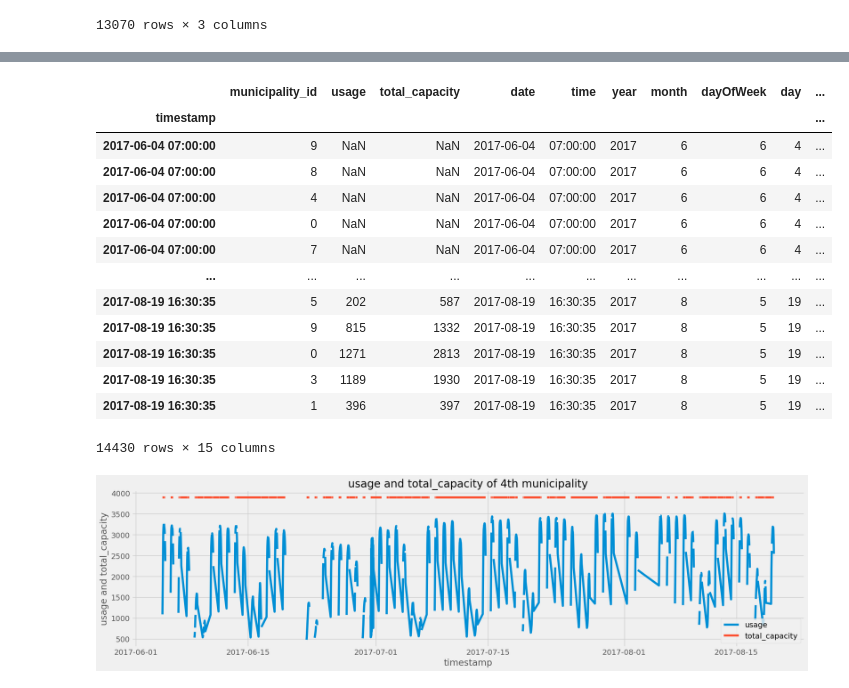
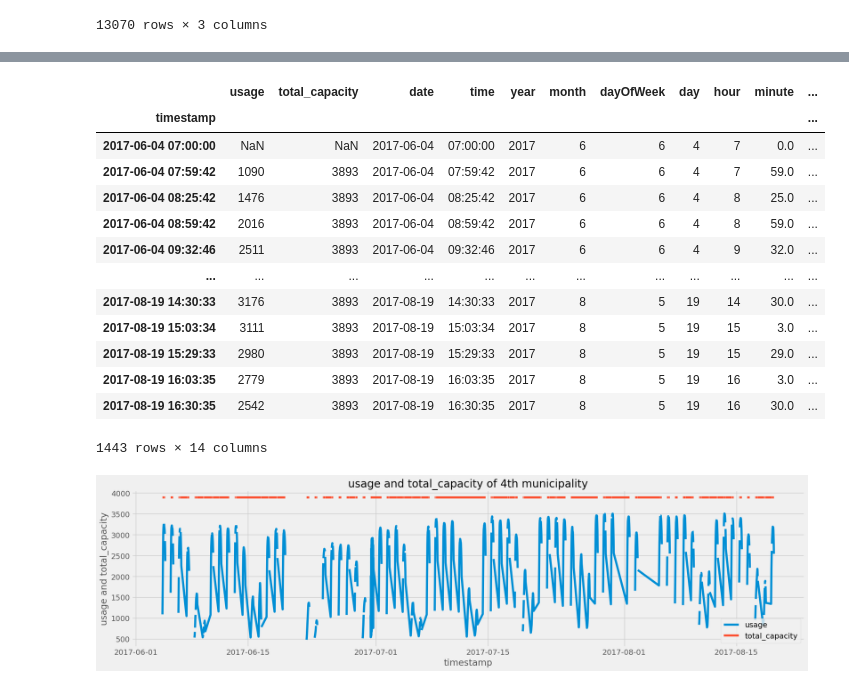
Before and after one commit to uzunb/municipality-bus-utilization-forecasting, a Jupyter notebook: notebooks/prophet_model.ipynb, the cells around one changed output, grey strips where cells are left out. Drawn from its saved outputs; the diff is of its cells as text; code cells hidden in the pictures.

Commit message:
Update model fit optimized due to municipality_id

```diff
--- a/notebooks/prophet_model.ipynb
+++ b/notebooks/prophet_model.ipynb
@@ -45,3 +37,8 @@ df
 | 2017-08-19 16:30:35 | 6 | 1680 | 3113 |
 | 2017-08-19 16:30:35 | 3 | 1189 | 1930 |
 13070 rows × 3 columns
+# %%
+selected_municipality_id = 4
+df = df[df['municipality_id'] == selected_municipality_id]
+df.drop(columns=['municipality_id'], inplace=True)
+df
@@ -95,7 +107,7 @@ df.sort_values(by='usage_percentage', ascending=False).head()
 # %%
 # Check missing values. due to 'There are 10 municipalities (ids from 0 to 9), and two measurements for an hour.'
 
-check_df = df[['municipality_id', 'date', 'hour']].groupby(['municipality_id', 'date', 'hour']).size().reset_index(name='counts')
+check_df = df[['date', 'hour']].groupby(['date', 'hour']).size().reset_index(name='counts')
 print("Count of one measurement for an hour", check_df[check_df['counts'] == 1].shape[0])
 print("Count of two measurements for an hour", check_df[check_df['counts'] == 2].shape[0])
 print("Count of more than two measurements for an hour", check_df[check_df['counts'] > 2].shape[0])
@@ -120,42 +132,40 @@ Count of more than two measurements for an hour 870
 # %%
 # create new timestamp for one measurement for an hour
 from datetime import datetime
 
 
-new_timestamps = pd.DataFrame(columns=['timestamp', 'municipality_id', 'usage',
-                              'total_capacity', 'date', 'time', 'year', 'month', 'dayOfWeek', 'day', 'hour'])
-for municipality_id in df['municipality_id'].unique():
-    for date in df['date'].unique():
-        for hour in df['hour'].unique():
-            if check_df[(check_df['municipality_id'] == municipality_id) & (check_df['date'] == date) & (check_df['hour'] == hour)]['counts'].values == 1:
-                date = pd.to_datetime(date)
-                new_record = {'timestamp': f"{date} {hour}:00:00", 'municipality_id': municipality_id, 'usage': np.nan, 'total_capacity': np.nan,
-                              'date': date, 'time': datetime.strptime(f"{hour}:00:00", '%H:%M:%S').time(), 'year': date.year, 'month': date.month, 'dayOfWeek': date.dayofweek, 'day': date.day, 'hour': hour,
-                              'minute': 0, 'second': 0, 'quarter': date.quarter, 'dayOfYear': date.dayofyear, 'usage_percentage': np.nan}
-                new_timestamps = pd.concat(
-                    [new_timestamps, pd.DataFrame.from_records([new_record])])
+new_timestamps = pd.DataFrame(columns=['timestamp', 'usage', 'total_capacity', 'date', 'time', 'year', 'month', 'dayOfWeek', 'day', 'hour'])
+for date in df['date'].unique():
+    for hour in df['hour'].unique():
+        if check_df[(check_df['date'] == date) & (check_df['hour'] == hour)]['counts'].values == 1:
+            date = pd.to_datetime(date)
+            new_record = {'timestamp': f"{date} {hour}:00:00", 'usage': np.nan, 'total_capacity': np.nan,
+                            'date': date, 'time': datetime.strptime(f"{hour}:00:00", '%H:%M:%S').time(), 'year': date.year, 'month': date.month, 'dayOfWeek': date.dayofweek, 'day': date.day, 'hour': hour,
+                            'minute': 0, 'second': 0, 'quarter': date.quarter, 'dayOfYear': date.dayofyear, 'usage_percentage': np.nan}
+            new_timestamps = pd.concat(
+                [new_timestamps, pd.DataFrame.from_records([new_record])])
 
 # add new timestamp to df
 expanded_df = df.copy()
 expanded_df = expanded_df.reset_index()
 expanded_df = pd.concat([expanded_df, new_timestamps], ignore_index=True)
 expanded_df['timestamp'] = pd.to_datetime(expanded_df['timestamp'])
 expanded_df = expanded_df.set_index('timestamp')
 expanded_df.sort_index(inplace=True)
 expanded_df
 # %% [output]
-|  | municipality_id | usage | total_capacity | date | time | year | month | dayOfWeek | day | ... |
-| timestamp |  |  |  |  |  |  |  |  |  | ... |
-| 2017-06-04 07:00:00 | 9 | NaN | NaN | 2017-06-04 | 07:00:00 | 2017 | 6 | 6 | 4 | ... |
-| 2017-06-04 07:00:00 | 8 | NaN | NaN | 2017-06-04 | 07:00:00 | 2017 | 6 | 6 | 4 | ... |
-| 2017-06-04 07:00:00 | 4 | NaN | NaN | 2017-06-04 | 07:00:00 | 2017 | 6 | 6 | 4 | ... |
-| 2017-06-04 07:00:00 | 0 | NaN | NaN | 2017-06-04 | 07:00:00 | 2017 | 6 | 6 | 4 | ... |
-| 2017-06-04 07:00:00 | 7 | NaN | NaN | 2017-06-04 | 07:00:00 | 2017 | 6 | 6 | 4 | ... |
-| ... | ... | ... | ... | ... | ... | ... | ... | ... | ... | ... |
-| 2017-08-19 16:30:35 | 5 | 202 | 587 | 2017-08-19 | 16:30:35 | 2017 | 8 | 5 | 19 | ... |
-| 2017-08-19 16:30:35 | 9 | 815 | 1332 | 2017-08-19 | 16:30:35 | 2017 | 8 | 5 | 19 | ... |
-| 2017-08-19 16:30:35 | 0 | 1271 | 2813 | 2017-08-19 | 16:30:35 | 2017 | 8 | 5 | 19 | ... |
-| 2017-08-19 16:30:35 | 3 | 1189 | 1930 | 2017-08-19 | 16:30:35 | 2017 | 8 | 5 | 19 | ... |
-| 2017-08-19 16:30:35 | 1 | 396 | 397 | 2017-08-19 | 16:30:35 | 2017 | 8 | 5 | 19 | ... |
+|  | usage | total_capacity | date | time | year | month | dayOfWeek | day | hour | minute | ... |
+| timestamp |  |  |  |  |  |  |  |  |  |  | ... |
+| 2017-06-04 07:00:00 | NaN | NaN | 2017-06-04 | 07:00:00 | 2017 | 6 | 6 | 4 | 7 | 0.0 | ... |
+| 2017-06-04 07:59:42 | 1090 | 3893 | 2017-06-04 | 07:59:42 | 2017 | 6 | 6 | 4 | 7 | 59.0 | ... |
+| 2017-06-04 08:25:42 | 1476 | 3893 | 2017-06-04 | 08:25:42 | 2017 | 6 | 6 | 4 | 8 | 25.0 | ... |
+| 2017-06-04 08:59:42 | 2016 | 3893 | 2017-06-04 | 08:59:42 | 2017 | 6 | 6 | 4 | 8 | 59.0 | ... |
+| 2017-06-04 09:32:46 | 2511 | 3893 | 2017-06-04 | 09:32:46 | 2017 | 6 | 6 | 4 | 9 | 32.0 | ... |
+| ... | ... | ... | ... | ... | ... | ... | ... | ... | ... | ... | ... |
+| 2017-08-19 14:30:33 | 3176 | 3893 | 2017-08-19 | 14:30:33 | 2017 | 8 | 5 | 19 | 14 | 30.0 | ... |
+| 2017-08-19 15:03:34 | 3111 | 3893 | 2017-08-19 | 15:03:34 | 2017 | 8 | 5 | 19 | 15 | 3.0 | ... |
+| 2017-08-19 15:29:33 | 2980 | 3893 | 2017-08-19 | 15:29:33 | 2017 | 8 | 5 | 19 | 15 | 29.0 | ... |
+| 2017-08-19 16:03:35 | 2779 | 3893 | 2017-08-19 | 16:03:35 | 2017 | 8 | 5 | 19 | 16 | 3.0 | ... |
+| 2017-08-19 16:30:35 | 2542 | 3893 | 2017-08-19 | 16:30:35 | 2017 | 8 | 5 | 19 | 16 | 30.0 | ... |
-14430 rows × 15 columns
+1443 rows × 14 columns
 # %%
```
Also changed, not shown: parts of 14 cells of this notebook.
